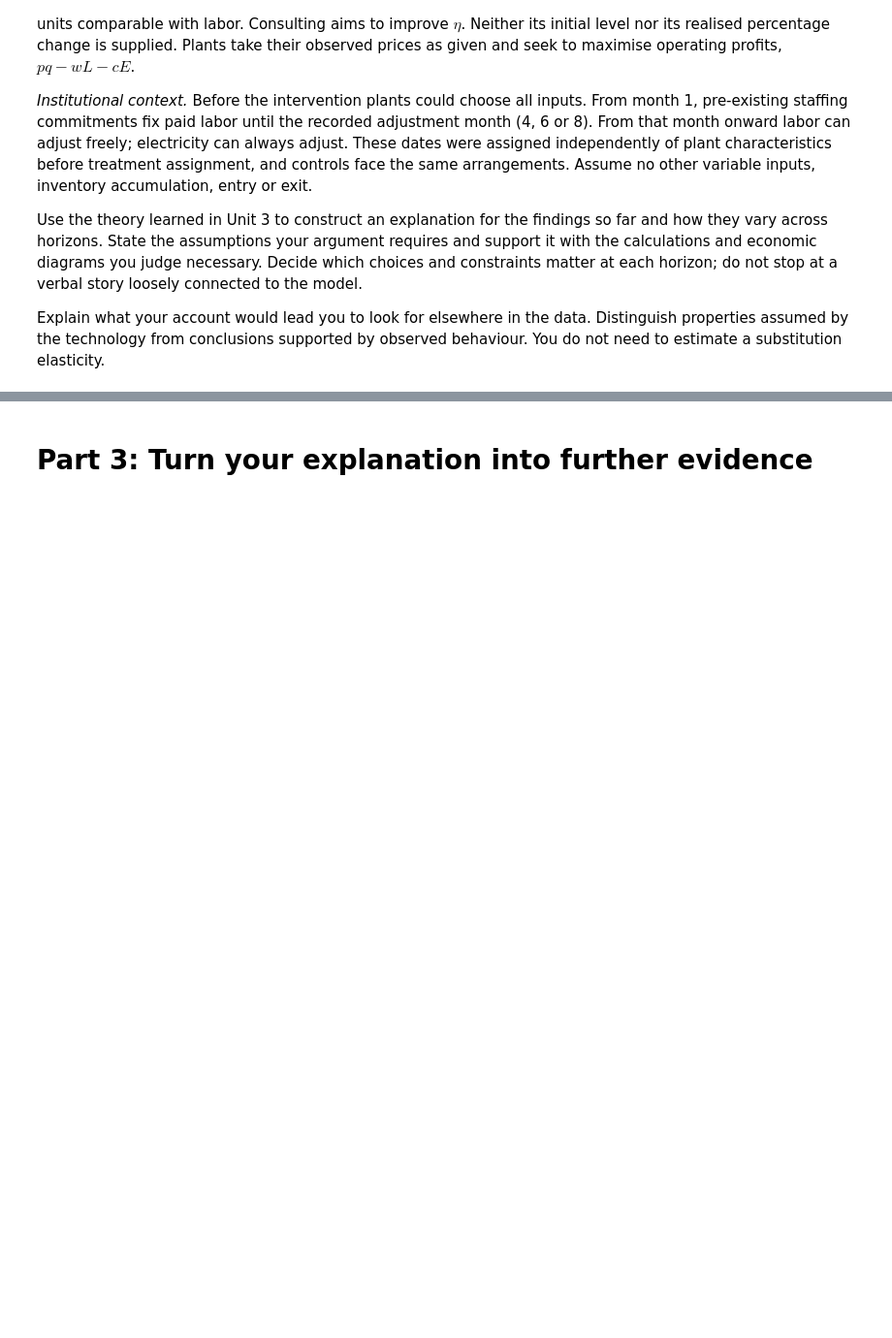
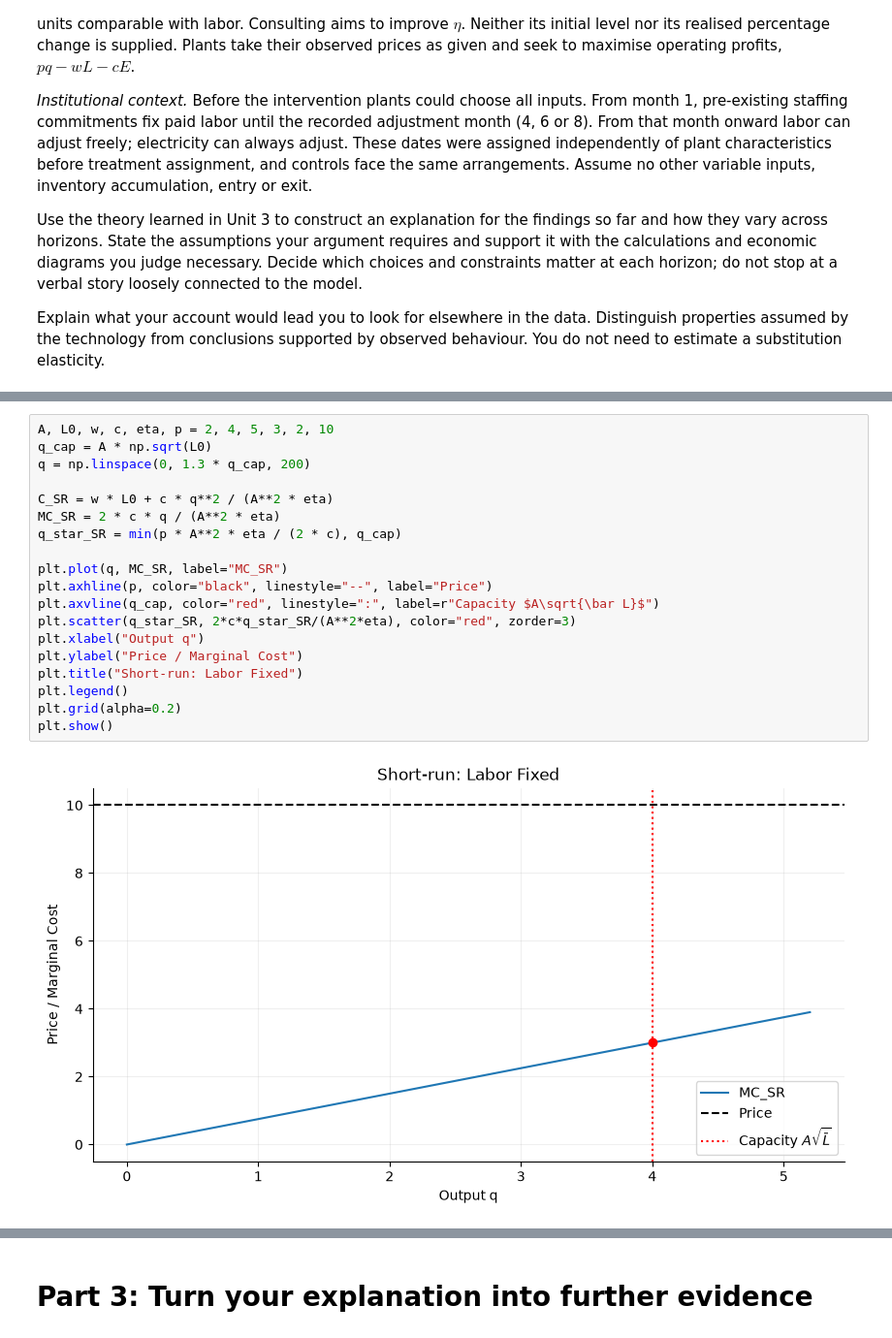
Before and after one commit to xave-markey/hw2_insurance_econ, a Jupyter notebook: assignment2_JL_V2.ipynb, the cells around one changed output, grey strips where cells are left out. Shown at 97% size. Saved outputs shown, nothing was run; the diff lists cells and outputs as text; blank space fills up the shorter version.

```diff
--- a/assignment2_JL_V2.ipynb
+++ b/assignment2_JL_V2.ipynb
@@ -1244,0 +1487,21 @@ Explain what your account would lead you to look for elsewhere in the data. Dist
+# %%
+A, L0, w, c, eta, p = 2, 4, 5, 3, 2, 10
+q_cap = A * np.sqrt(L0)
+q = np.linspace(0, 1.3 * q_cap, 200)
+
+C_SR = w * L0 + c * q**2 / (A**2 * eta)
+MC_SR = 2 * c * q / (A**2 * eta)
+q_star_SR = min(p * A**2 * eta / (2 * c), q_cap)
+
+plt.plot(q, MC_SR, label="MC_SR")
+plt.axhline(p, color="black", linestyle="--", label="Price")
+plt.axvline(q_cap, color="red", linestyle=":", label=r"Capacity $A\sqrt{\bar L}$")
+plt.scatter(q_star_SR, 2*c*q_star_SR/(A**2*eta), color="red", zorder=3)
+plt.xlabel("Output q")
+plt.ylabel("Price / Marginal Cost")
+plt.title("Short-run: Labor Fixed")
+plt.legend()
+plt.grid(alpha=0.2)
+plt.show()
+# %% [output]
+[figure, added]
```
Also changed, not shown: parts of 23 cells of this notebook, 2 other files.
